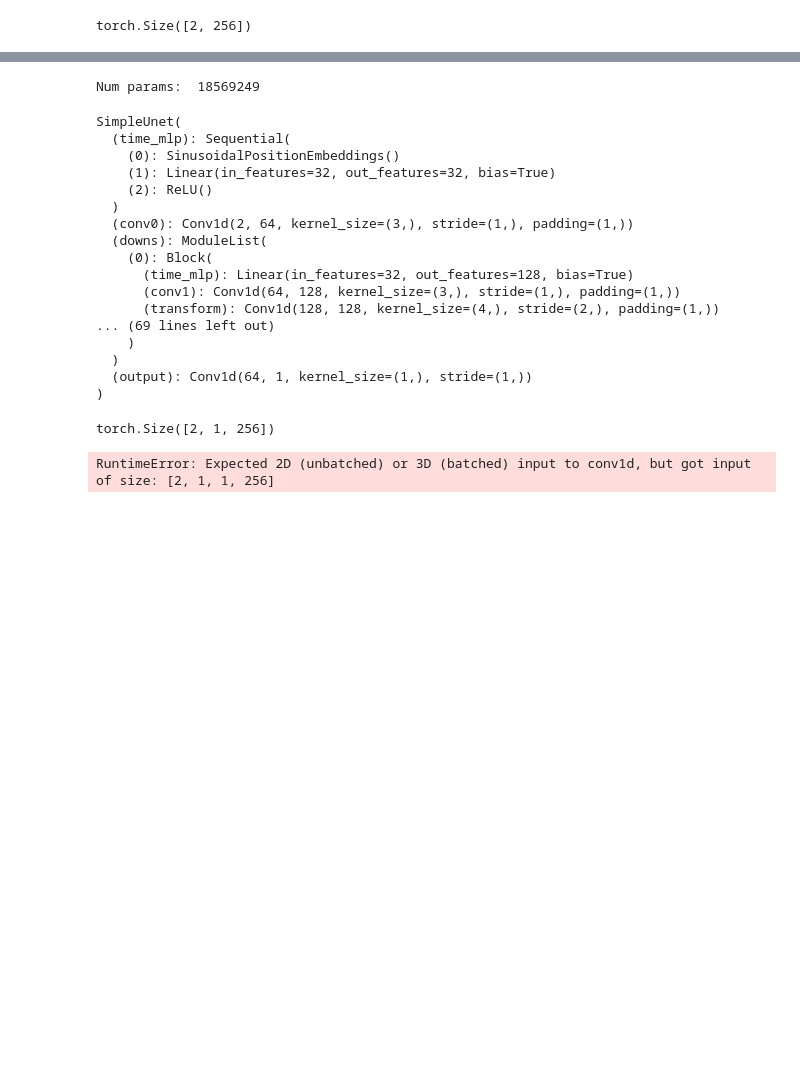
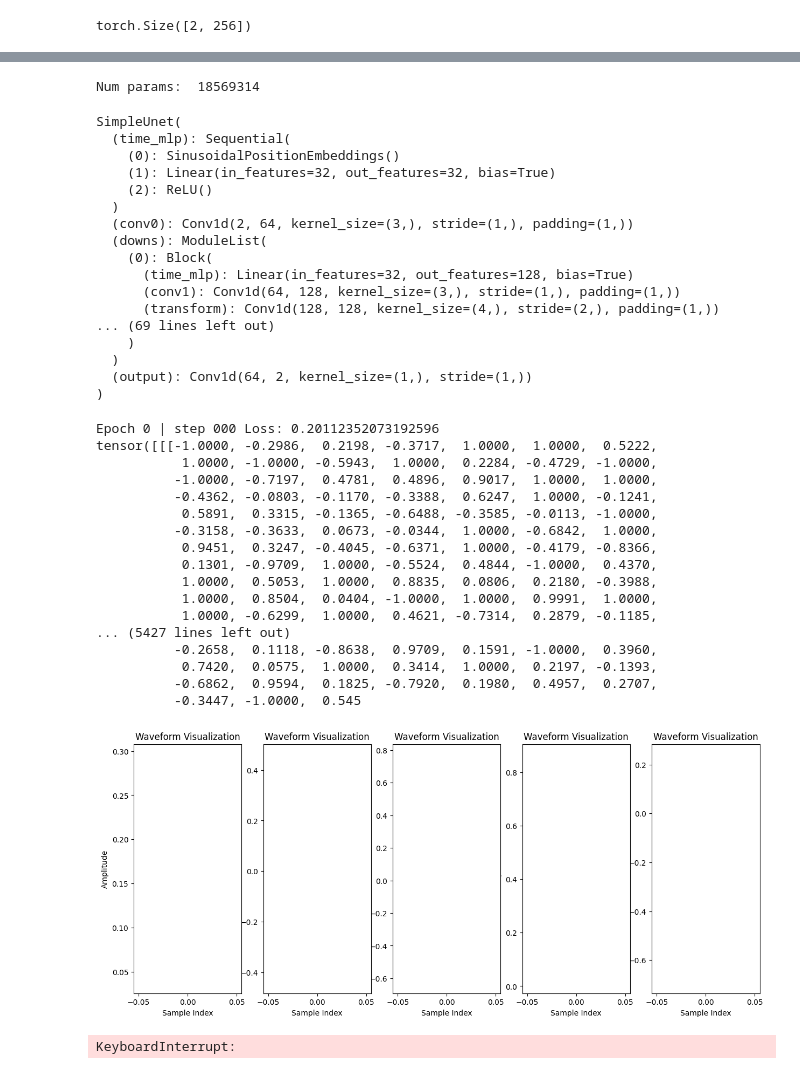
Before and after one commit to juancaudio20/ddpm, a Jupyter notebook: st_audio_diffusion.ipynb, the cells around one changed output, grey strips where cells are left out. Drawn from its saved outputs; the diff is of its cells as text; code cells hidden in the pictures; blank space fills up the shorter version.

Commit message:
input shapes fixed, but model still not working

```diff
--- a/st_audio_diffusion.ipynb
+++ b/st_audio_diffusion.ipynb
@@ -182,10 +182,12 @@ class Block(nn.Module):
 
     def forward(self, x, t):
         # Remove the last singleton dimension
+        #print("x before", x.shape)
         x = x.squeeze(2)
-
+        #print("x shape",x.shape)
         # First Conv
-        h = self.bnorm1(self.relu(self.conv1(x.unsqueeze(2))))  # Adjust here
+        h = self.bnorm1(self.relu(self.conv1(x)))  # Adjust here
+        #print("After conv1 shape:", h.shape)
         # Time embedding
         time_emb = self.relu(self.time_mlp(t))
         # Extend last dimension
@@ -194,6 +196,7 @@ class Block(nn.Module):
         h = h + time_emb
         # Second Conv
         h = self.bnorm2(self.relu(self.conv2(h)))
+        #print("After conv2 shape:", h.shape)
         # Down or Upsample
         return self.transform(h)
 
@@ -218,7 +221,7 @@ class SimpleUnet(nn.Module):
         audio_channels = 2  # Adjust for stereo audio
         down_channels = (64, 128, 256, 512, 1024)
         up_channels = (1024, 512, 256, 128, 64)
-        out_dim = 1  # Adjust for stereo audio
+        out_dim = 2  # Adjust for stereo audio
         time_emb_dim = 32
 
         # Time embedding
@@ -244,18 +247,23 @@ class SimpleUnet(nn.Module):
     def forward(self, x, timestep):
         # Embed time
         t = self.time_mlp(timestep)
+        #print("Time embedding shape:", t.shape)
         # Initial conv
         x = self.conv0(x)  # Remove squeezing here
+        #print("After conv0 shape:", x.shape)
         # Unet
         residual_inputs = []
-        for down in self.downs:
+        for i, down in enumerate(self.downs):
+            #print("hola")
             x = down(x, t)
+            #print(f"After downsampling block {i} shape:", x.shape)
             residual_inputs.append(x)
-        for up in self.ups:
+        for i, up in enumerate(self.ups):
             residual_x = residual_inputs.pop()
             # Add residual x as additional channels
             x = torch.cat((x, residual_x), dim=1)
             x = up(x, t)
+            #print(f"After upsampling block {i} shape:", x.shape)
         # Assuming the final output layer is 1D
         return self.output(x)
 
@@ -265,7 +273,7 @@ model = SimpleUnet()
 print("Num params: ", sum(p.numel() for p in model.parameters()))
 model
 # %% [output]
-Num params:  18569249
+Num params:  18569314
 SimpleUnet(
   (time_mlp): Sequential(
     (0): SinusoidalPositionEmbeddings()
@@ -281,13 +289,13 @@ SimpleUnet(
 ... (69 lines left out)
     )
   )
-  (output): Conv1d(64, 1, kernel_size=(1,), stride=(1,))
+  (output): Conv1d(64, 2, kernel_size=(1,), stride=(1,))
 )
 # %%
 def get_loss(model, x_0, t):
     x_noisy, noise = forward_diffusion_sample(x_0, t, device)
     # Unsqueezing the channel dimension for mono audio
-    noise_pred = model(x_noisy.unsqueeze(1), t)
+    noise_pred = model(x_noisy, t)
     return F.l1_loss(noise, noise_pred)
 # %%
 AUDIO_SIZE = 256
@@ -304,12 +312,13 @@ def sample_timestep(audio, t):
         sqrt_one_minus_alphas_cumprod, t, audio.shape
     )
     sqrt_recip_alphas_t = get_index_from_list(sqrt_recip_alphas, t, audio.shape)
-
+    #print("Audio shape:", audio.shape)
     # Call model (current audio - noise prediction)
     # Concatenate both channels along the channel dimension
     model_mean = sqrt_recip_alphas_t * (
-        audio - betas_t * model(audio.permute(0, 2, 1), t) / sqrt_one_minus_alphas_cumprod_t
+        audio - betas_t * model(audio, t) / sqrt_one_minus_alphas_cumprod_t
     )
+
     posterior_variance_t = get_index_from_list(posterior_variance, t, audio.shape)
 
     if t == 0:
@@ -332,48 +341,68 @@ def sample_plot_audio():
         audio = sample_timestep(audio, t)
         # Clip the audio to a reasonable range (-1 to 1)
         audio = torch.clamp(audio, -1.0, 1.0)
-
+        print(audio)
         if i % stepsize == 0:
             plt.subplot(1, num_audios, int(i / stepsize) + 1)
             # Assuming the first channel represents the left and the second channel represents the right
+            #print("left:",len(audio[0][0]))
+            #print("right:",len(audio[0][1]))
             show_tensor_waveform(audio[0][0].detach().cpu())  # Display left channel
             show_tensor_waveform(audio[0][1].detach().cpu())  # Display right channel
+            #print('lol')
             torchaudio.save(f'generated_st_audio_{i}.wav', audio[0].cpu(), 44100)  # Save the stereo audio
     plt.show()
 # %%
 from torch.optim import Adam
 
 device = "cuda" if torch.cuda.is_available() else "cpu"
 model.to(device)
 optimizer = Adam(model.parameters(), lr=0.001)
-epochs = 2   # Try more!
+epochs = 100  # Try more!
 
 for epoch in range(epochs):
     for step, batch in enumerate(dataloader):
         optimizer.zero_grad()
 
         t = torch.randint(0, T, (BATCH_SIZE,), device=device).long()
-        x_input = batch[0].unsqueeze(1)  # Unsqueezing the channel dimension
-        print(x_input.shape)
+        x_input = batch[0].unsqueeze(0)  # Unsqueezing the channel dimension
+        #print("shape input", x_input.shape)
         loss = get_loss(model, x_input, t)
         loss.backward()
         optimizer.step()
 
-        if step % 50 == 0:
+        if epoch % 5 == 0 and step == 0:
             print(f"Epoch {epoch} | step {step:03d} Loss: {loss.item()} ")
             sample_plot_audio()
 
 
     # Save model and optimizer states after each epoch
-    checkpoint_path = f"/nas/home/jalbarracin/ddpm/checkpoints/12_nov_st/checkpoint_epoch_{epoch}.pt"
+    checkpoint_path = f"checkpoint_epoch_{epoch}.pt"
     torch.save({
         'epoch': epoch,
         'model_state_dict': model.state_dict(),
         'optimizer_state_dict': optimizer.state_dict(),
         'loss': loss.item(),
     }, checkpoint_path)
 
 print("Training complete. Saved checkpoints.")
 # %% [output]
-torch.Size([2, 1, 256])
+Epoch 0 | step 000 Loss: 0.20112352073192596
+tensor([[[-1.0000, -0.2986,  0.2198, -0.3717,  1.0000,  1.0000,  0.5222,
+           1.0000, -1.0000, -0.5943,  1.0000,  0.2284, -0.4729, -1.0000,
+          -1.0000, -0.7197,  0.4781,  0.4896,  0.9017,  1.0000,  1.0000,
+          -0.4362, -0.0803, -0.1170, -0.3388,  0.6247,  1.0000, -0.1241,
+           0.5891,  0.3315, -0.1365, -0.6488, -0.3585, -0.0113, -1.0000,
+          -0.3158, -0.3633,  0.0673, -0.0344,  1.0000, -0.6842,  1.0000,
+           0.9451,  0.3247, -0.4045, -0.6371,  1.0000, -0.4179, -0.8366,
+           0.1301, -0.9709,  1.0000, -0.5524,  0.4844, -1.0000,  0.4370,
+           1.0000,  0.5053,  1.0000,  0.8835,  0.0806,  0.2180, -0.3988,
+           1.0000,  0.8504,  0.0404, -1.0000,  1.0000,  0.9991,  1.0000,
+           1.0000, -0.6299,  1.0000,  0.4621, -0.7314,  0.2879, -0.1185,
+... (5427 lines left out)
+          -0.2658,  0.1118, -0.8638,  0.9709,  0.1591, -1.0000,  0.3960,
+           0.7420,  0.0575,  1.0000,  0.3414,  1.0000,  0.2197, -0.1393,
+          -0.6862,  0.9594,  0.1825, -0.7920,  0.1980,  0.4957,  0.2707,
+          -0.3447, -1.0000,  0.545
+[figure, added]
-RuntimeError: Expected 2D (unbatched) or 3D (batched) input to conv1d, but got input of size: [2, 1, 1, 256]
+KeyboardInterrupt:
```
Also changed, not shown: parts of 1 cell of this notebook, 1 other file.
